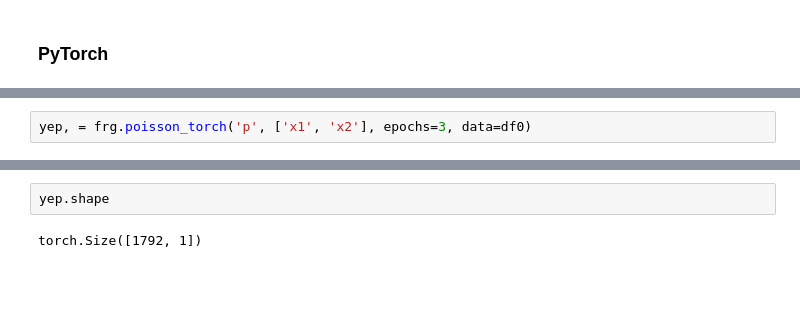
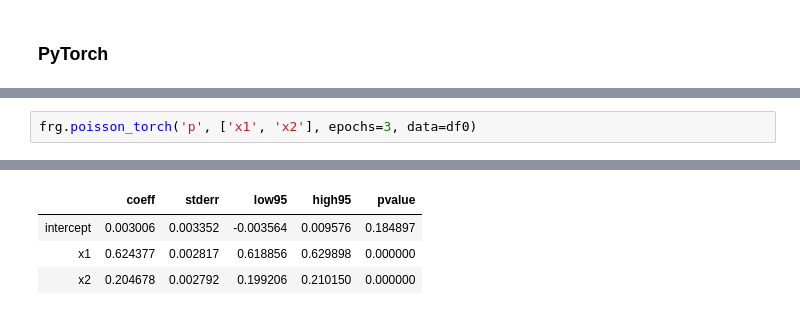
Before and after one commit to iamlemec/fastreg, a Jupyter notebook: benchmark.ipynb, the cells around one changed output, grey strips where cells are left out. Saved outputs shown, nothing was run; the diff lists cells and outputs as text; blank space fills up the shorter version.

Commit message:
torch working

```diff
--- a/benchmark.ipynb
+++ b/benchmark.ipynb
@@ -161,3 +177,3 @@ frg.glm_torch('y', ['x1', 'x2'], epochs=3, data=df0)
 # %%
-yep, = frg.poisson_torch('p', ['x1', 'x2'], epochs=3, data=df0)
+frg.poisson_torch('p', ['x1', 'x2'], epochs=3, data=df0)
 # %% [output]
@@ -167,4 +183,4 @@ yep, = frg.poisson_torch('p', ['x1', 'x2'], epochs=3, data=df0)
+|  | coeff | stderr | low95 | high95 | pvalue |
+| intercept | 0.003006 | 0.003352 | -0.003564 | 0.009576 | 0.184897 |
+| x1 | 0.624377 | 0.002817 | 0.618856 | 0.629898 | 0.000000 |
+| x2 | 0.204678 | 0.002792 | 0.199206 | 0.210150 | 0.000000 |
-# %%
-yep.shape
-# %% [output]
-torch.Size([1792, 1])
```
Also changed, not shown: parts of 11 cells of this notebook, 2 other files.
